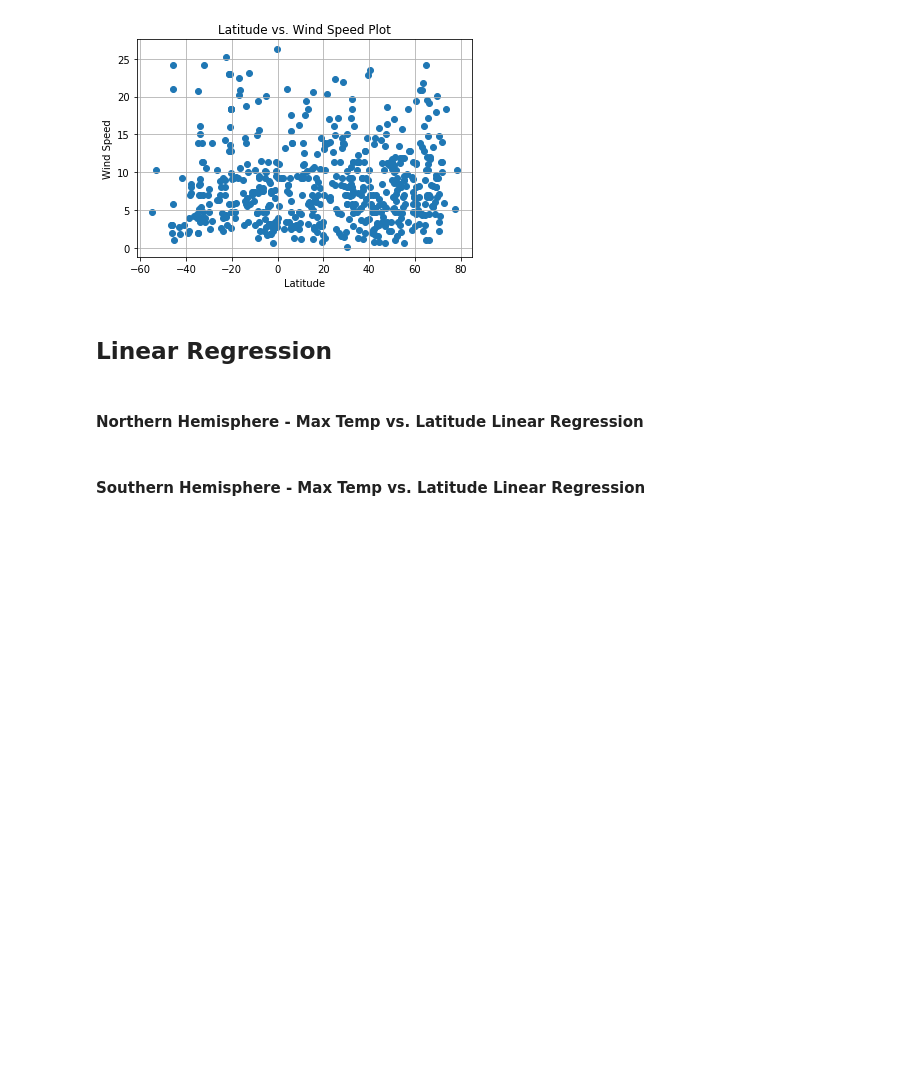
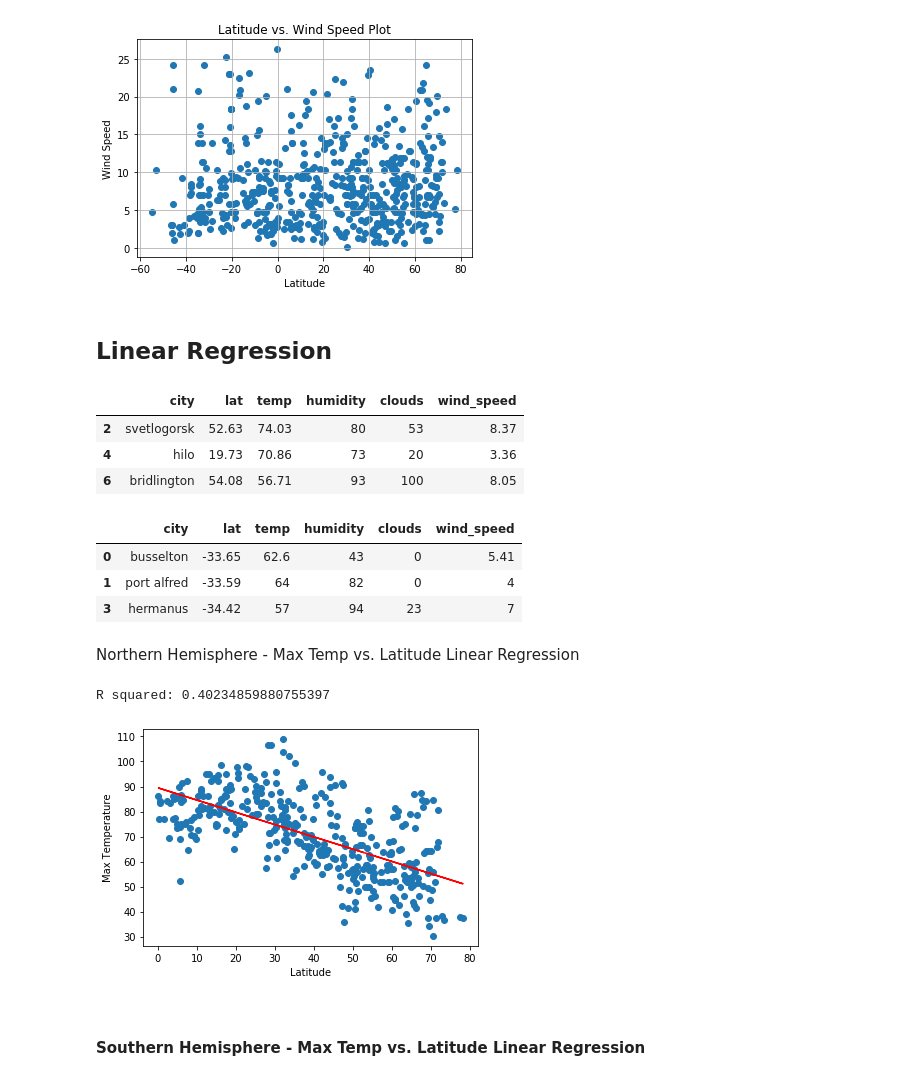
Before and after one commit to LanaPal/Python_APIs_Hwork, a Jupyter notebook: WeatherPy/WeatherPy.ipynb, the cells around one changed output. Drawn from its saved outputs; the diff is of its cells as text; code cells hidden in the pictures; blank space fills up the shorter version.

Commit message:
added the final version of WeatherPy file

```diff
--- a/WeatherPy/WeatherPy.ipynb
+++ b/WeatherPy/WeatherPy.ipynb
@@ -278,3 +276,21 @@ plt.show()
+# %%
+# Create Northern Hemisphere DataFrames (greater than or equal to 0 degrees latitude)
+northern_df = weather_data_fin_df.loc[(weather_data_fin_df['lat'] >= 0)]
+northern_df.head(3)
+# %% [output]
+|  | city | lat | temp | humidity | clouds | wind_speed |
+| 2 | svetlogorsk | 52.63 | 74.03 | 80 | 53 | 8.37 |
+| 4 | hilo | 19.73 | 70.86 | 73 | 20 | 3.36 |
+| 6 | bridlington | 54.08 | 56.71 | 93 | 100 | 8.05 |
+# %%
+# Create Southern Hemisphere DataFrames (less than 0 degrees latitude)
+southern_df = weather_data_fin_df.loc[(weather_data_fin_df['lat'] < 0)]
+southern_df.head(3)
+# %% [output]
+|  | city | lat | temp | humidity | clouds | wind_speed |
+| 0 | busselton | -33.65 | 62.6 | 43 | 0 | 5.41 |
+| 1 | port alfred | -33.59 | 64 | 82 | 0 | 4 |
+| 3 | hermanus | -34.42 | 57 | 94 | 23 | 7 |
 # %%
 # Create a Scatter Plot for temperature vs latitude
 x_values = weather_data_nh['lat']
@@ -284,6 +300,37 @@ plt.xlabel('Latitude')
 plt.ylabel('Temperature')
 plt.show()
 # %% [markdown]
-####  Northern Hemisphere - Max Temp vs. Latitude Linear Regression
+Northern Hemisphere - Max Temp vs. Latitude Linear Regression
+# %%
+x_values = northern_df['lat'].astype('float')
+y_values = northern_df['temp'].astype('float')
+
+# Run linear regression
+(slope, intercept, rvalue, pvalue, stderr) = linregress(x_values, y_values)
+regress_values = x_values * slope + intercept
+line_eq = "y = " + str(round(slope,2)) + "x + " + str(round(intercept,2))
+
+# Plot scatter plot
+plt.scatter(x_values,y_values)
+
+# Plot regression line
+plt.plot(x_values,regress_values,"r-")
+plt.annotate(line_eq,(6,10),fontsize=15,color="red")
+
+# Label plot
+plt.xlabel('Latitude')
+plt.ylabel('Max Temperature')
+
+# Print r square value
+print(f"R squared: {rvalue**2}")
+
+# Save the figure
+plt.savefig("NHemp_MTempVsLatR.png")
+
+# Show plot
+plt.show()
+# %% [output]
+R squared: 0.40234859880755397
+[figure, added]
 # %% [markdown]
 ####  Southern Hemisphere - Max Temp vs. Latitude Linear Regression
```
Also changed, not shown: parts of 11 cells of this notebook.
